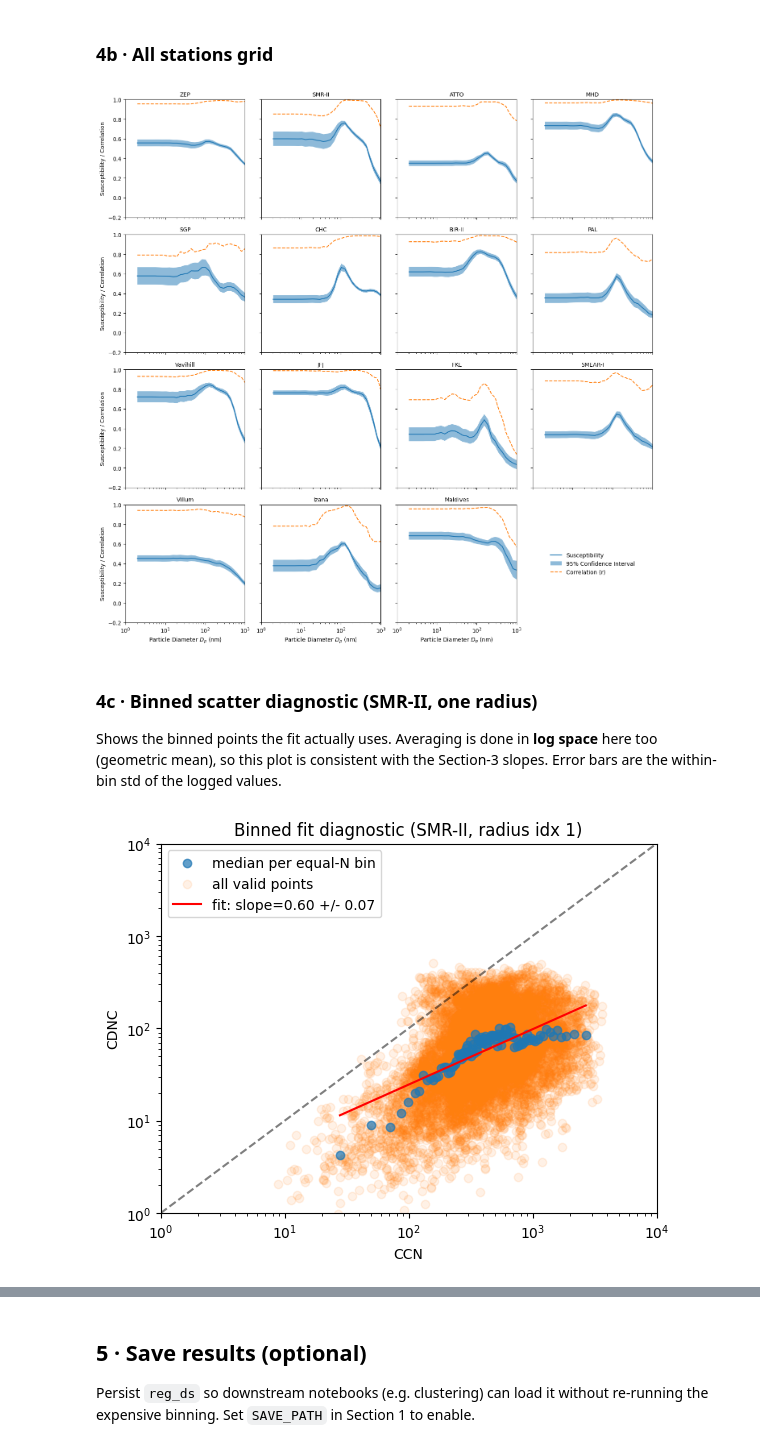
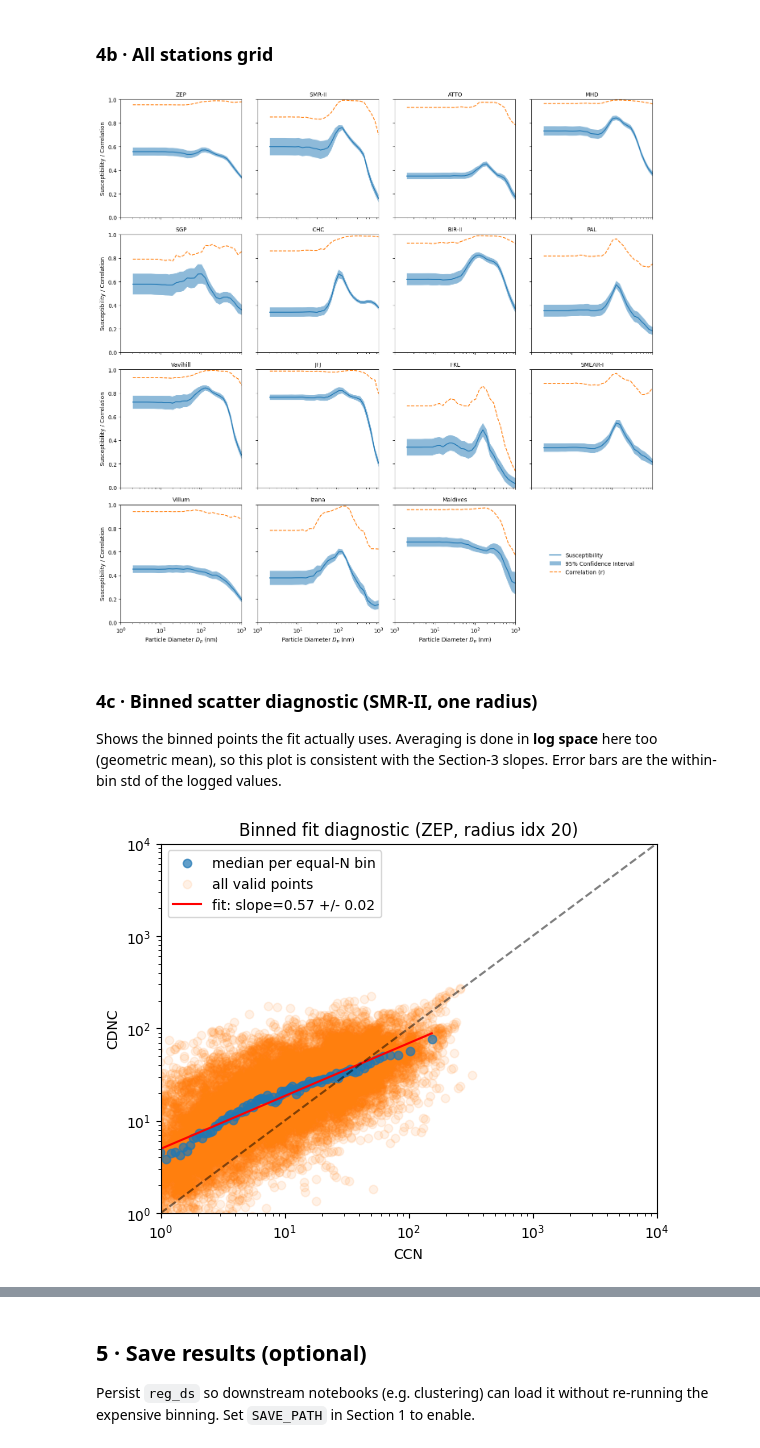
Before and after one commit to peter-churchill/PhD-Susceptibility, a Jupyter notebook: notebooks/noresm_stations_susc_binned.ipynb, the cells around one changed output, grey strips where cells are left out. Cells and saved outputs as stored; diff of their text form; code cells hidden in the pictures.

```diff
--- a/notebooks/noresm_stations_susc_binned.ipynb
+++ b/notebooks/noresm_stations_susc_binned.ipynb
@@ -187,7 +189,7 @@ for i, station in enumerate(stations):
     ax.set_title(station, fontsize=10)
     ax.set_xscale('log')
     ax.set_xlim([1, 1000])
-    ax.set_ylim([-0.2, 1])
+    ax.set_ylim([-0, 1])
 
 # --- Last panel used only for legend ---
 legend_ax = axes[-1]
@@ -212,7 +214,7 @@ for ax in axes[::4]:
 plt.tight_layout()
 plt.show()
 # %% [output]
-[figure, old version]
+[figure, new version]
 # %% [markdown]
 ### 4c · Binned scatter diagnostic (SMR-II, one radius)
 
@@ -221,7 +223,7 @@ Shows the binned points the fit actually uses. Averaging is done in **log space*
 # Diagnostic: the binned points the fit actually uses, for one station/radius.
 # Mirrors build_susceptibility_dataset_by_station: log-space, equal-number
 # (quantile) bins, MEDIAN per bin — so this scatter matches the fitted slope.
-st, ridx = 'SMR-II', 1
+st, ridx = 'ZEP', 20
 n_bins = 100
 
 ccn  = CCN_all['CCN'].sel(station=st).isel(radius=ridx).values.ravel()
@@ -231,31 +233,31 @@ lx, ly = np.log10(ccn[valid]), np.log10(cdnc[valid])
 
 # equal-number bin edges in log space (same as the function)
 bins = np.unique(np.quantile(lx, np.linspace(0, 1, n_bins + 1)))
 
 lx_med, ly_med = [], []
 for b in range(len(bins) - 1):
     if b == len(bins) - 2:
         m = (lx >= bins[b]) & (lx <= bins[b+1])
     else:
         m = (lx >= bins[b]) & (lx < bins[b+1])
     if m.sum() >= 2:
         lx_med.append(np.median(lx[m]))
         ly_med.append(np.median(ly[m]))
 lx_med, ly_med = np.array(lx_med), np.array(ly_med)
 
 # overlay the fitted line from reg_ds for this station/radius
 slope = float(reg_ds['slope'].sel(station=st).isel(radius=ridx))
 intercept = float(reg_ds['intercept'].sel(station=st).isel(radius=ridx))
 
 plt.scatter(10**lx_med, 10**ly_med, alpha=0.7, label='median per equal-N bin')
 xfit = np.array([10**lx_med.min(), 10**lx_med.max()])
 plt.scatter(ccn[valid], cdnc[valid], alpha=0.1, label='all valid points', zorder=0)
 plt.plot(xfit, 10**(intercept + slope*np.log10(xfit)), 'r-',
          label=f'fit: slope={slope:.2f} +/- {1.98*reg_ds["std_err"].sel(station=st).isel(radius=ridx).values:.2f}')
 plt.xscale('log'); plt.yscale('log')
 plt.xlim([1, 1e4]); plt.ylim([1, 1e4])
 plt.plot([1, 1e4], [1, 1e4], 'k--', alpha=0.5)
 plt.xlabel('CCN'); plt.ylabel('CDNC'); plt.legend()
 plt.title(f'Binned fit diagnostic ({st}, radius idx {ridx})'); plt.show()
 # %% [output]
-[figure, old version]
+[figure, new version]
```
Also changed, not shown: parts of 4 cells of this notebook, 3 other files.
